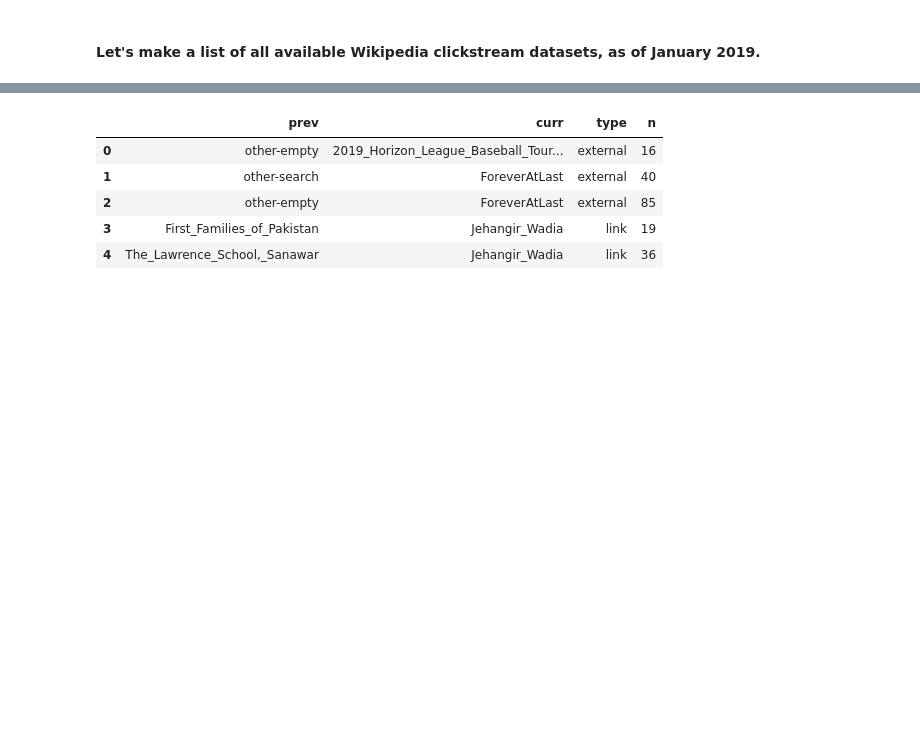
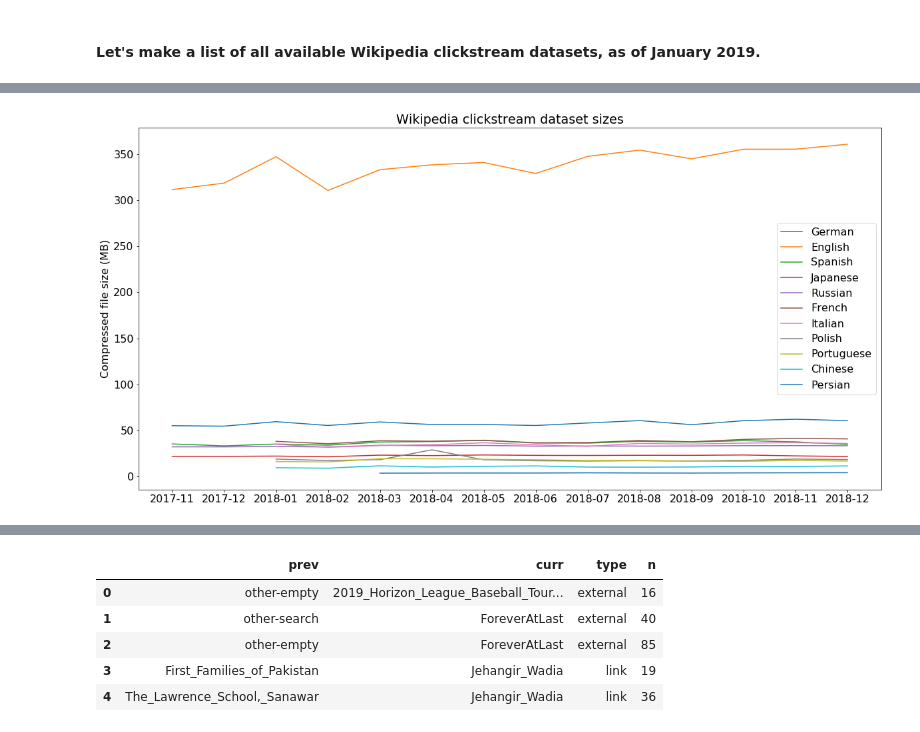
Before and after one commit to 33eyes/wiki-clickstream-graph, a Jupyter notebook: checking_a_sample_raw_dataset.ipynb, the cells around one changed output, grey strips where cells are left out. Cells and saved outputs as stored; diff of their text form; code cells hidden in the pictures; blank space fills up the shorter version.

```diff
--- a/checking_a_sample_raw_dataset.ipynb
+++ b/checking_a_sample_raw_dataset.ipynb
@@ -19,0 +56,31 @@ drwxr-xr-x  6 arina  staff   192B Jan 19 21:59 ..
+# %%
+# Request the datasets dump page to get a list of month folders
+clickstream_url = "https://dumps.wikimedia.org/other/clickstream/"
+clickstream_url_response = requests.get(clickstream_url)
+
+# Soup it
+clickstream_url_soup = BeautifulSoup(clickstream_url_response.text)
+# %%
+# Scrape the months pages, and collect the datafiles info into a dict
+# Note: this loops requests to the Wikimedia datadump pages, so don't rerun too frequently
+datasets_dict = {}
+for l in clickstream_url_soup.find_all("a"):
+    month_folder_href_check = re.match(r"\d{4}-\d{2}/", l['href'])
+    if month_folder_href_check:
+        month_url = clickstream_url + l['href']
+        month_response = requests.get(month_url)
+        month_soup = BeautifulSoup(month_response.text)
+        files_list_raw = str(month_soup.find("pre"))
+
+        month_dict = {}
+        for row in files_list_raw.split("<a"):
+            month_file_match = re.match(r".*(\w\w)wiki-\d{4}-\d{2}\..*\d\d:\d\d\s*(\d+)", row)
+            if month_file_match:
+                language_code, file_size_bytes = month_file_match.groups()
+                #month_dict[get_language_name(language_code)] = f"{round(int(file_size_bytes)/1000000, 2)} MB"
+                month_dict[get_language_name(language_code)] = round(int(file_size_bytes)/1000000, 2)
+
+        datasets_dict[l['href'][:-1]] = month_dict
+# %%
+# Convert to dataframe
+dataset_sizes_MB_zipped = pd.DataFrame.from_dict(datasets_dict, orient="index")
@@ -19,0 +122,8 @@ drwxr-xr-x  6 arina  staff   192B Jan 19 21:59 ..
+# %%
+ax = plt.gca()
+dataset_sizes_MB_zipped.plot(ax=ax)
+plt.xticks(np.arange(len(dataset_sizes_MB_zipped.index)), dataset_sizes_MB_zipped.index)
+ax.set_title("Wikipedia clickstream dataset sizes")
+ax.set_ylabel("Compressed file size (MB)");
+# %% [output]
+[figure, added]
```
Also changed, not shown: parts of 54 cells of this notebook.
